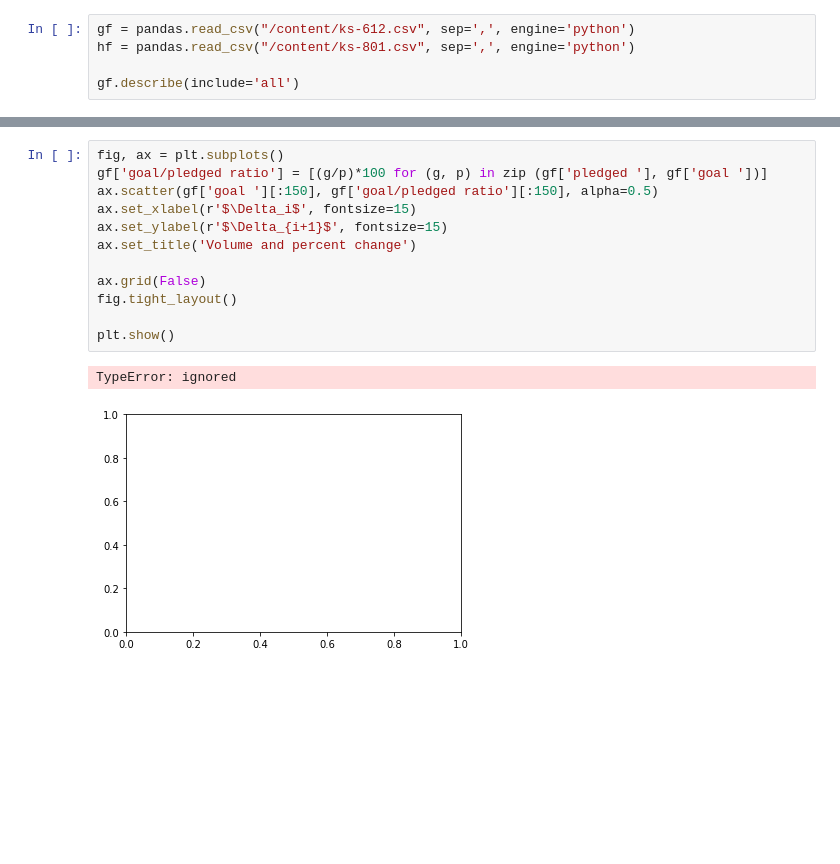
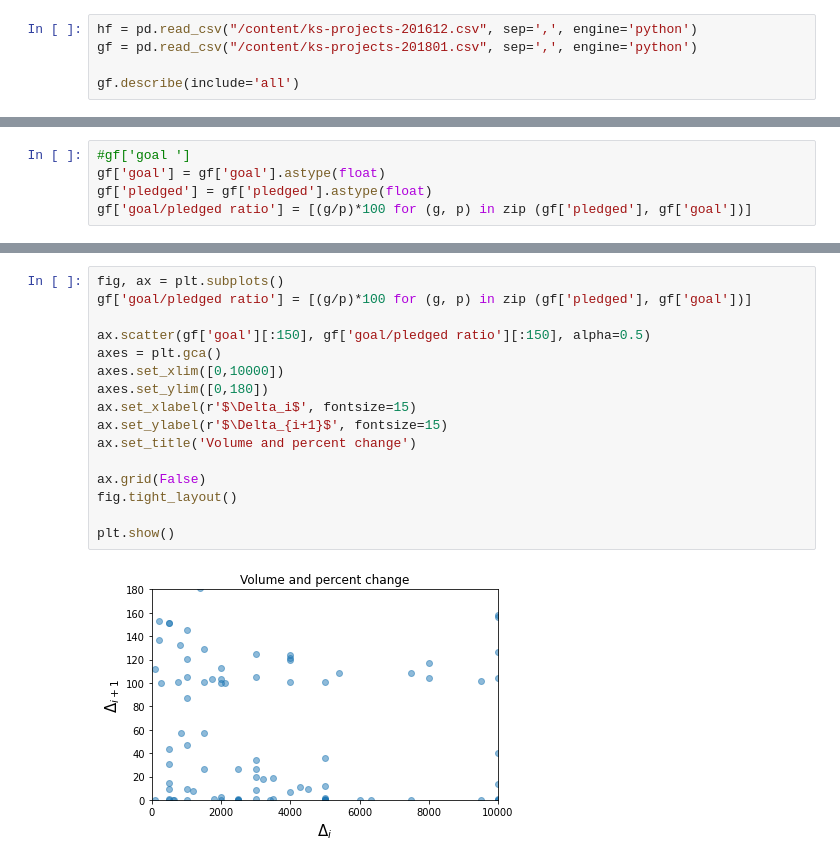
Before and after one commit to Mo0nro2e/KickstarterProjects_data_visualization, a Jupyter notebook: first_draft.ipynb, the cells around one changed output, grey strips where cells are left out. Saved outputs shown, nothing was run; the diff lists cells and outputs as text; blank space fills up the shorter version.

```diff
--- a/first_draft.ipynb
+++ b/first_draft.ipynb
@@ -16,8 +18,8 @@ Saving ks-projects-201612.csv to ks-projects-201612.csv
 User uploaded file "ks-projects-201801.csv" with length 58030359 bytes
 User uploaded file "ks-projects-201612.csv" with length 46500324 bytes
 # %%
-gf = pandas.read_csv("/content/ks-612.csv", sep=',', engine='python')
-hf = pandas.read_csv("/content/ks-801.csv", sep=',', engine='python')
+hf = pd.read_csv("/content/ks-projects-201612.csv", sep=',', engine='python')
+gf = pd.read_csv("/content/ks-projects-201801.csv", sep=',', engine='python')
 
 gf.describe(include='all')
 # %% [output]
@@ -39,0 +45,5 @@ import matplotlib.cbook as cbook
+# %%
+#gf['goal ']
+gf['goal'] = gf['goal'].astype(float)
+gf['pledged'] = gf['pledged'].astype(float)
+gf['goal/pledged ratio'] = [(g/p)*100 for (g, p) in zip (gf['pledged'], gf['goal'])]
@@ -40,15 +56,18 @@ import matplotlib.cbook as cbook
 # %%
 fig, ax = plt.subplots()
-gf['goal/pledged ratio'] = [(g/p)*100 for (g, p) in zip (gf['pledged '], gf['goal '])]
-ax.scatter(gf['goal '][:150], gf['goal/pledged ratio'][:150], alpha=0.5)
+gf['goal/pledged ratio'] = [(g/p)*100 for (g, p) in zip (gf['pledged'], gf['goal'])]
+
+ax.scatter(gf['goal'][:150], gf['goal/pledged ratio'][:150], alpha=0.5)
+axes = plt.gca()
+axes.set_xlim([0,10000])
+axes.set_ylim([0,180])
 ax.set_xlabel(r'$\Delta_i$', fontsize=15)
 ax.set_ylabel(r'$\Delta_{i+1}$', fontsize=15)
 ax.set_title('Volume and percent change')
 
 ax.grid(False)
 fig.tight_layout()
 
 plt.show()
 # %% [output]
-TypeError: ignored
-[figure, old version]
+[figure, new version]
```
Also changed, not shown: parts of 6 cells of this notebook.
